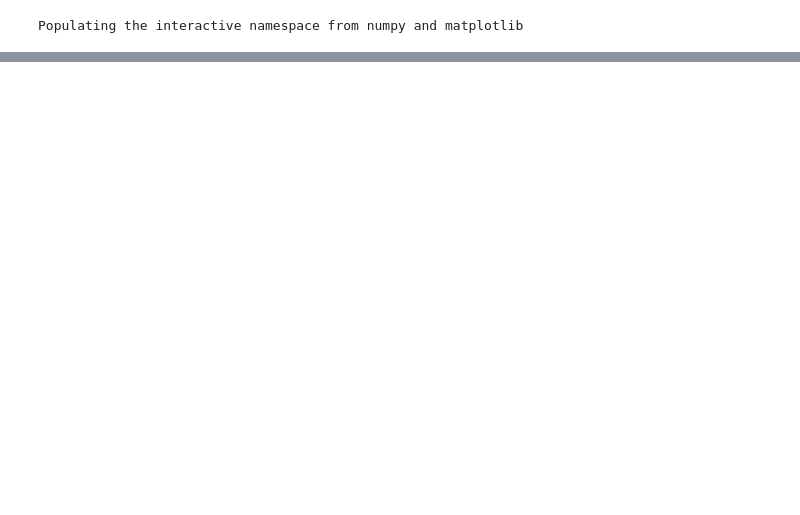
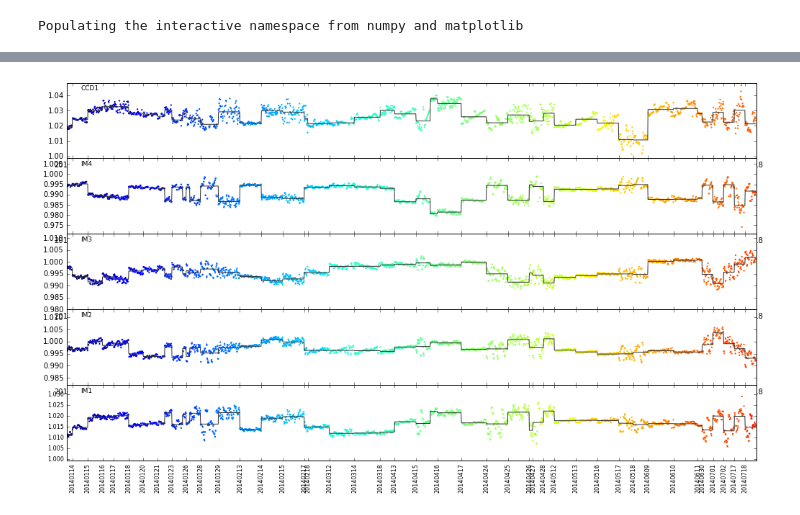
Before and after one commit to imcgreer/idmrm, a Jupyter notebook: notebooks/BokRM2014_gaincorr.ipynb, the cells around one changed output, grey strips where cells are left out. Drawn from its saved outputs; the diff is of its cells as text; code cells hidden in the pictures; blank space fills up the shorter version.

```diff
--- a/notebooks/BokRM2014_gaincorr.ipynb
+++ b/notebooks/BokRM2014_gaincorr.ipynb
@@ -16,4 +18,7 @@ nutd = len(utds)
 utindex = [where(utds==utd)[0][0] for utd in gaindat['utDate']]
 colorval = 256 * array(utindex).astype(float) / nutd
 colorz = cm.jet(colorval.astype(int))
+uts = array([int(utd) for utd in gaindat['utDate']])
+runBreaks = 1 + where(diff(uts)>=3)[0]
+nightBreaks = 1 + where(diff(uts)>=1)[0]
 # %%
@@ -75,16 +98 @@ plotgains(norm=True)
 ... (3 outputs left out)
-# %%
-from bokpipe.bokproc import ampOrder
-for k in range(16):
-    figure(figsize=(12,3))
-    ax = subplot(111)
-    for j in range(2):
-        scatter(arange(nim),
-                gaindat['gains'][:,j,k],marker='os'[j],c=colorz,
-               edgecolors='none',s=5)
-        plot(arange(nim),gaindat['gainCor'][:,j,k],
-             c='0.2',ls=['-','--'][j])
-    xlim(-1,nim+1)
-    ylim(0.99*scoreatpercentile(gaindat['gains'][:,:,k],1),
-         1.01*scoreatpercentile(gaindat['gains'][:,:,k],99))
-    text(0.02,0.99,'IM%d'%ampOrder[k],size=9,va='top',transform=ax.transAxes)
@@ -104,0 +115,33 @@ for k in range(16):
+# %%
+def gain_chart(gdat,savefn=None):
+    gains = gdat['gains'].reshape(-1,2,4,4)
+    for ccdi in range(4):
+        figure(figsize=(14,8))
+        subplots_adjust(0.04,0.08,0.99,0.99,0,0)
+        ax = subplot(5,1,1)
+        scatter(arange(nim),gains[:,1,ccdi,0],
+               c=colorz,edgecolor='none',s=5)
+        plot(arange(nim),gdat['gainCor'][:,1,ccdi*4],
+            c='0.2',ls='-')
+        ylim(0.99*scoreatpercentile(gains[:,1,ccdi,0].compressed(),1),
+             1.01*scoreatpercentile(gains[:,1,ccdi,0].compressed(),99))
+        text(0.02,0.97,'CCD%d'%(ccdi+1),size=9,va='top',transform=ax.transAxes)
+        for ampj in range(4):
+            k = 4*ccdi + ampj
+            aax = subplot(5,1,ampj+2,sharex=ax)
+            scatter(arange(nim),gains[:,0,ccdi,ampj],
+                    c=colorz,edgecolor='none',s=5)
+            plot(arange(nim),gdat['gainCor'][:,0,k],
+                 c='0.2',ls='-')
+            ylim(0.99*scoreatpercentile(gains[:,0,ccdi,ampj].compressed(),1),
+                 1.01*scoreatpercentile(gains[:,0,ccdi,ampj].compressed(),99))
+            text(0.02,0.97,'IM%d'%ampOrder[k],size=9,va='top',transform=aax.transAxes)
+            if ampj==3:
+                xticks(nightBreaks,gaindat['utDate'][nightBreaks],rotation='vertical')
+        ax.set_xlim(-1,nim+1)
+        tick_params(axis='both',which='major',labelsize=8)
+        if savefn:
+            savefig(savefn+'_CCD%d.pdf'%(ccdi+1))
+gain_chart(gaindat,savefn="meangaincorr")
+# %% [output]
+[figure, added]
```
Also changed, not shown: parts of 15 cells of this notebook, 1 other file.
